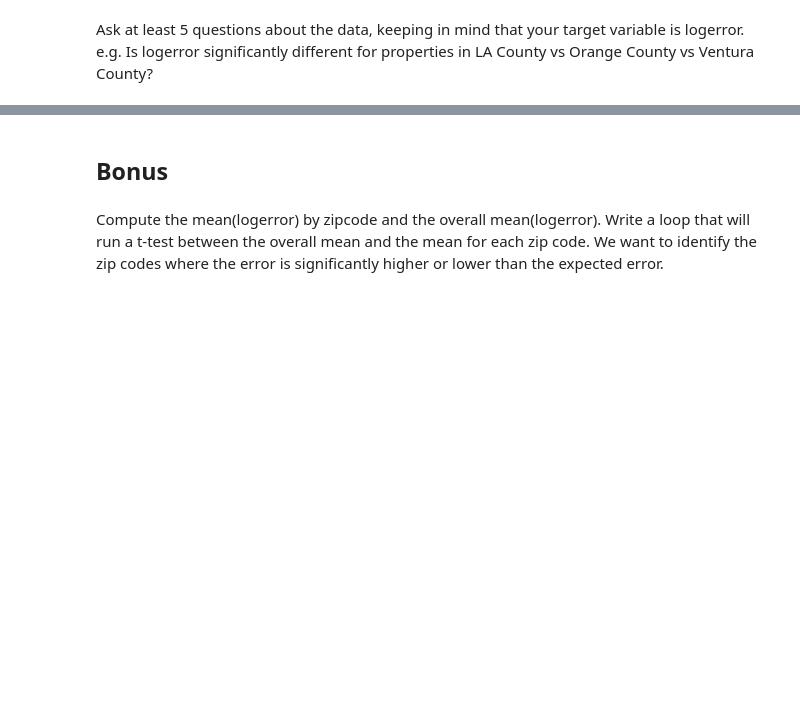
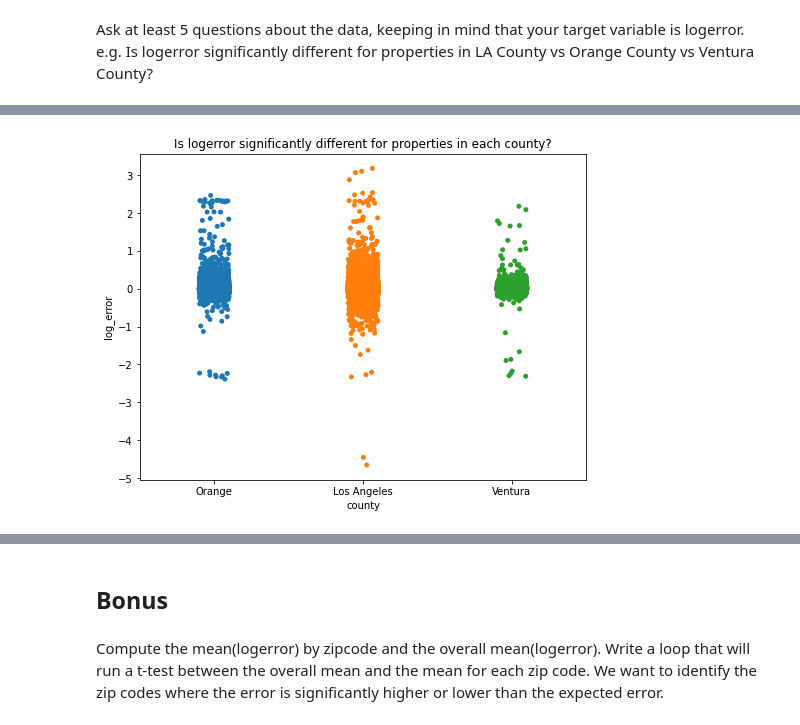
Before and after one commit to adam-talbot/clustering-exercises, a Jupyter notebook: explore_zillow.ipynb, the cells around one changed output, grey strips where cells are left out. Drawn from its saved outputs; the diff is of its cells as text; code cells hidden in the pictures; blank space fills up the shorter version.

```diff
--- a/explore_zillow.ipynb
+++ b/explore_zillow.ipynb
@@ -81,0 +95,6 @@ Answer those questions through a mix of statistical tests and visualizations.
+# %%
+plt.figure(figsize=(8, 6))
+sns.stripplot(x=df.county, y=df.log_error)
+plt.title('Is logerror significantly different for properties in each county?');
+# %% [output]
+[figure, added]
```
Also changed, not shown: parts of 85 cells of this notebook, 2 other files.
